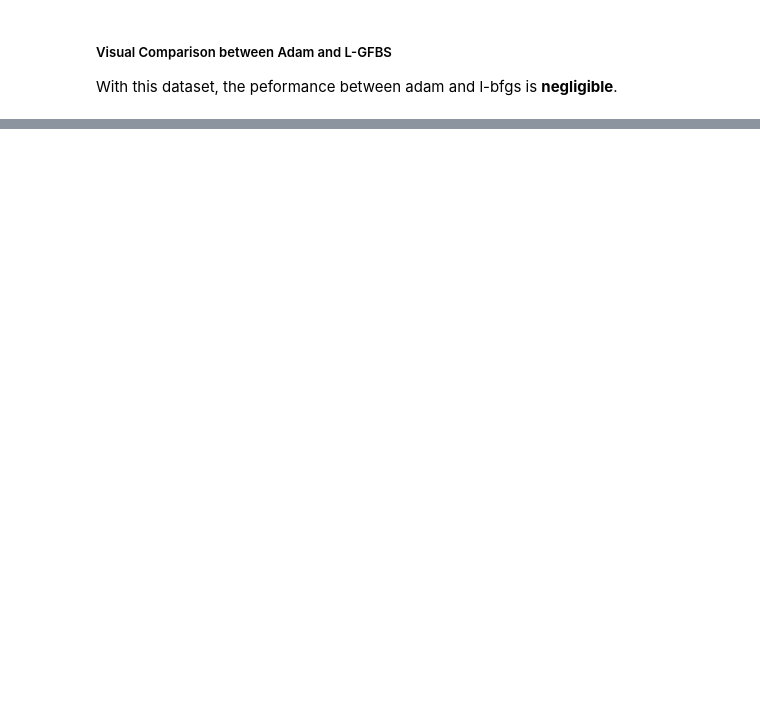
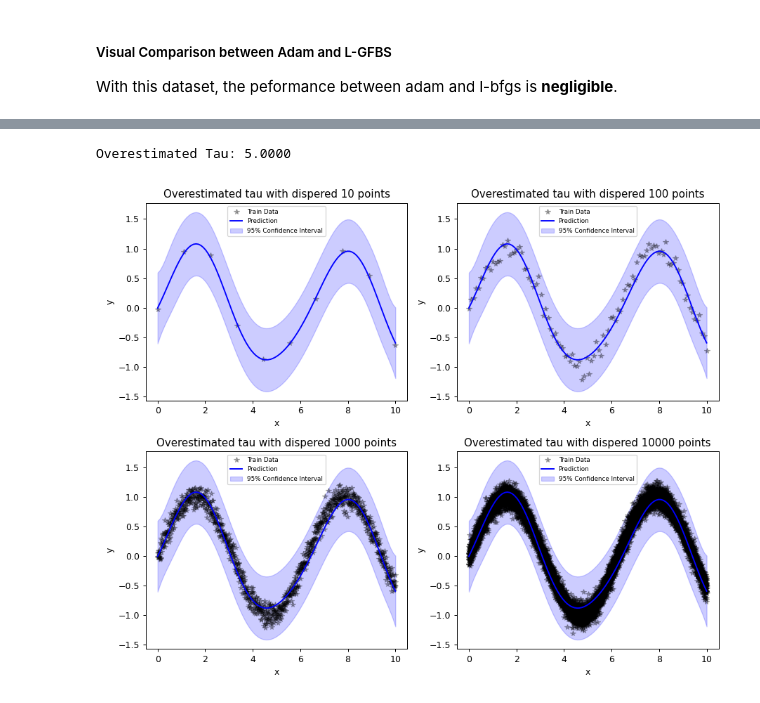
Before and after one commit to hansoncjc/GP-BO-Clustering-Tutorials, a Jupyter notebook: Gaussian Process.ipynb, the cells around one changed output, grey strips where cells are left out. Cells and saved outputs as stored; diff of their text form; code cells hidden in the pictures; blank space fills up the shorter version.

Commit message:
Hyperparameter tuning rationale - overestimate tau

```diff
--- a/Gaussian Process.ipynb
+++ b/Gaussian Process.ipynb
@@ -1033,0 +1158,34 @@ Text(0.5, 1.0, 'L-BFGS Optimizer')
+# %%
+# generate data
+train_x = torch.linspace(0,10,15)
+torch.manual_seed(116)
+train_y = torch.sin(train_x) + 0.1 * torch.randn(train_x.size())
+test_x = torch.linspace(0,10,100)
+
+# generate Bulk data
+train_data = [gen_data(n) for n in [10, 100, 1000, 10000]]
+train_x_bulk, train_y_bulk = zip(*train_data)
+
+# generate repeat data
+train_data = [gen_repeat_data(num_repeat=n) for n in [1, 10,100,1000]]
+train_x_repeat, train_y_repeat = zip(*train_data)
+
+# Titles in subplot
+titles = [f"Overestimated tau with dispered {n} points" for n in [10,100,1000,10000]]
+
+# Manually set tau value
+model.covar_module.outputscale = torch.tensor(5)
+print(f"\nOverestimated Tau: {model.covar_module.outputscale.item():.4f}")
+# %% [output]
+Overestimated Tau: 5.0000
+# %%
+# Plot with bulk data
+fig, axes = plt.subplots(2,2, figsize=(10,8),dpi=90)
+
+for x, y, ax, title in zip(train_x_bulk, train_y_bulk, axes.flatten(), titles):
+    plot_model(model=model, likelihood=likelihood, train_x=x, train_y=y,
+           test_x=test_x, ax = ax, title = title)
+
+plt.tight_layout()
+# %% [output]
+[figure, added]
```
Also changed, not shown: parts of 14 cells of this notebook.
